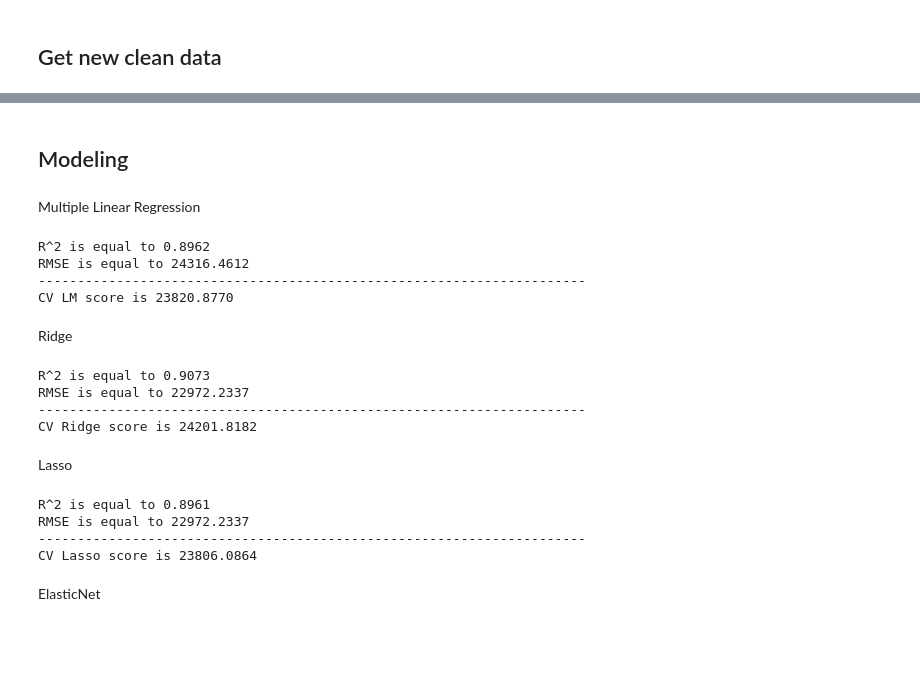
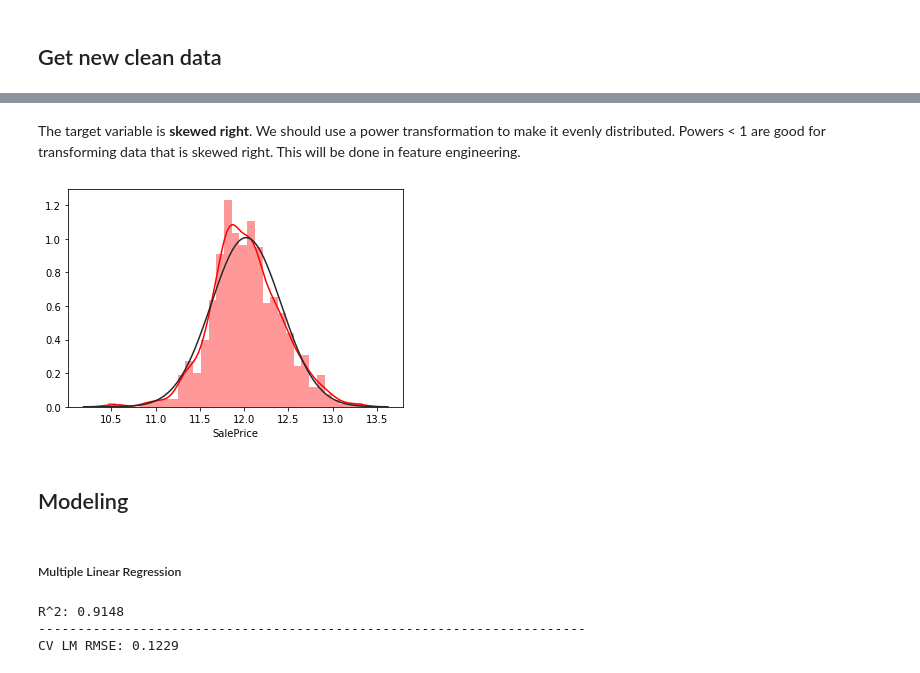
Before and after one commit to ryanhpark/HousingPricePrediction_ML, a Jupyter notebook: Lucas/3_Model.ipynb, the cells around one changed output, grey strips where cells are left out. Drawn from its saved outputs; the diff is of its cells as text; code cells hidden in the pictures; blank space fills up the shorter version.

Commit message:
modeling iteration 2

```diff
--- a/Lucas/3_Model.ipynb
+++ b/Lucas/3_Model.ipynb
@@ -25,3 +37,10 @@ test = pd.read_csv("./test_final.csv")
+# %% [markdown]
+The target variable is <b>skewed right</b>. We should use a power transformation to make it evenly distributed. Powers < 1 are good for transforming data that is skewed right. This will be done in feature engineering.
+# %%
+train["SalePrice"] = np.log1p(train["SalePrice"])
+sns.distplot(train['SalePrice'], color='Red', fit=norm);
+# %% [output]
+[figure, added]
 # %% [markdown]
 ## Modeling
 # %%
@@ -47,5 +75,5 @@ X_train, X_test, y_train, y_test = train_test_split(X, y, test_size = .30, rando
 # %% [markdown]
-Multiple Linear Regression
+##### Multiple Linear Regression
 # %%
 lm = LinearRegression()
 lm.fit(X_train, y_train)
@@ -53,62 +81,18 @@ lm.fit(X_train, y_train)
 # Predict test data.
 y_pred = lm.predict(X_test)
 
-print('R^2 is equal to %.4f' %(lm.score(X_test, y_test)))
-print('RMSE is equal to %.4f' %rmse(y_test, y_pred))
+print('R^2: %.4f' %(lm.score(X_test, y_test)))
 
 print("-"*70)
 
 # CV
-score = cv_rmse(lm)
-print("CV LM RMSE score is {:.4f}".format(score.mean()))
+score = cv_rmsle(LinearRegression())
+print("CV LM RMSE: {:.4f}".format(score.mean()))
+
+
+# insert into model_scores_df
+model_scores_df = model_scores_df.append({'Model': 'MLR', 'Score': score.mean()}, ignore_index=True)
 # %% [output]
-R^2 is equal to 0.8962
-RMSE is equal to 24316.4612
+R^2: 0.9148
 ----------------------------------------------------------------------
-CV LM score is 23820.8770
+CV LM RMSE: 0.1229
-# %% [markdown]
-Ridge
-# %%
-ridge = Ridge(alpha=0.1, normalize=True)
-ridge.fit(X_train, y_train)
-
-# Predict test data.
-y_pred = ridge.predict(X_test)
-
-print('R^2 is equal to %.4f' %(ridge.score(X_test, y_test)))
-print('RMSE is equal to %.4f' %rmse(y_test, y_pred))
-
-print("-"*70)
-
-# CV
-score = cv_rmse(ridge)
-print("CV Ridge RMSE score is {:.4f}".format(score.mean()))
-# %% [output]
-R^2 is equal to 0.9073
-RMSE is equal to 22972.2337
-----------------------------------------------------------------------
-CV Ridge score is 24201.8182
-# %% [markdown]
-Lasso
-# %%
-lasso = Lasso(alpha=0.1, normalize=True)
-lasso.fit(X_train, y_train)
-
-## Predict test data.
-pred = lasso.predict(X_test)
-
-print('R^2 is equal to %.4f' %(lasso.score(X_test, y_test)))
-print('RMSE is equal to %.4f' %np.sqrt(mean_squared_error(y_test, y_pred)))
-
-print("-"*70)
-
-# CV
-score = cv_rmse(lasso)
-print("CV Lasso RMSE score is {:.4f}".format(score.mean()))
-# %% [output]
-R^2 is equal to 0.8961
-RMSE is equal to 22972.2337
-----------------------------------------------------------------------
-CV Lasso score is 23806.0864
-# %% [markdown]
-ElasticNet
```
Also changed, not shown: parts of 18 cells of this notebook.
